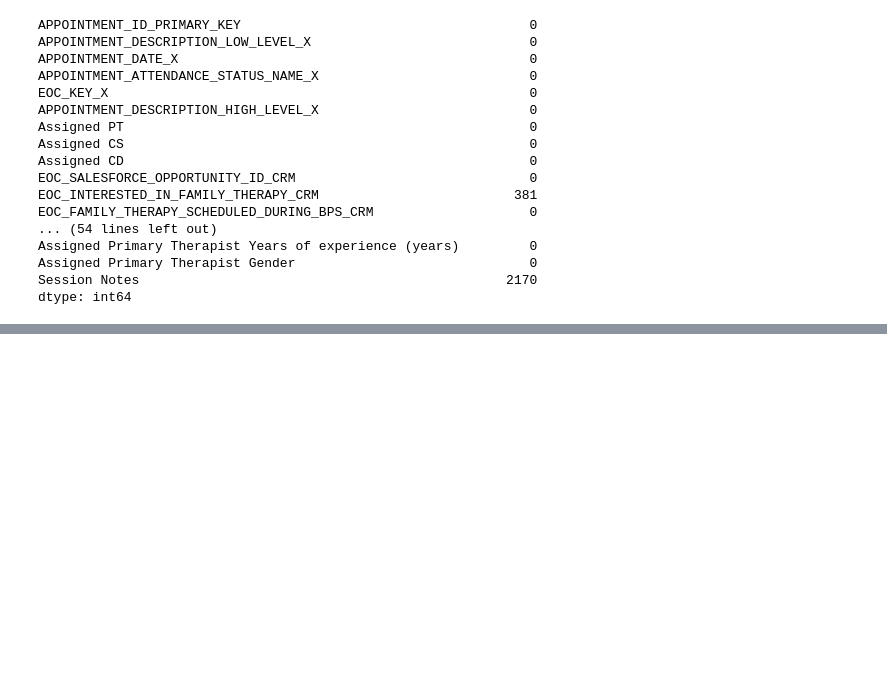
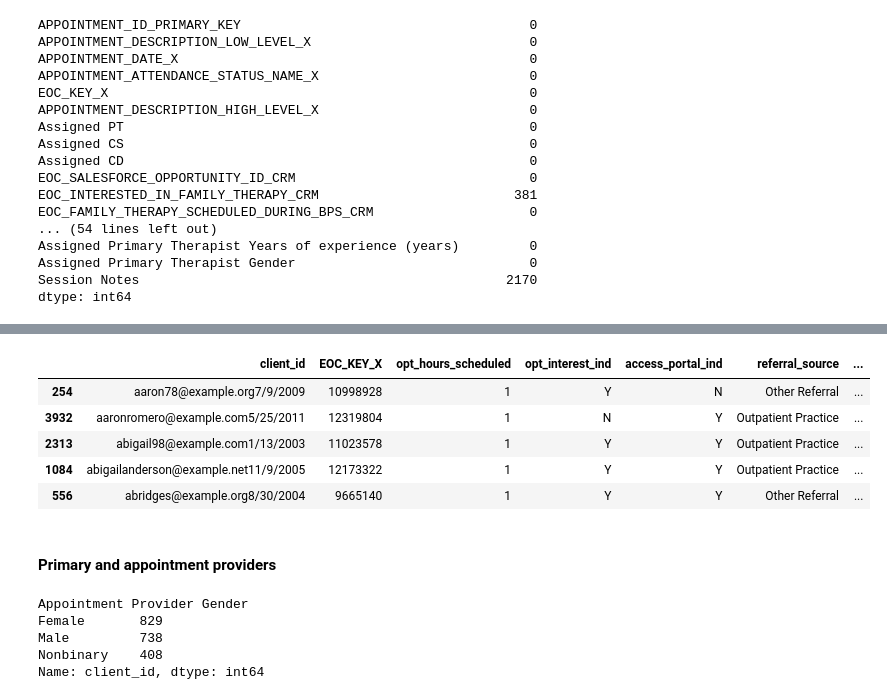
Before and after one commit to yxy1104/mh-discharge-survival-analysis, a Jupyter notebook: mh_discharge_sa_data_eda.ipynb, the cells around one changed output, grey strips where cells are left out. Saved outputs shown, nothing was run; the diff lists cells and outputs as text; code cells hidden in the pictures; blank space fills up the shorter version.

```diff
--- a/mh_los_eda.ipynb
+++ b/mh_discharge_sa_data_eda.ipynb
@@ -325,0 +365,29 @@ Before any further data EDA between the target variable and eligible features, I
+# %%
+# transform a few more columns
+df['opt_hours_scheduled'] = df['EOC_SCHEDULED_INDIVIDUAL_THERAPY_HOURS_PRODUCT'] + df['EOC_SCHEDULED_FAMILY_THERAPY_HOURS_PRODUCT']
+df['opt_interest_ind'] = np.where(df['EOC_INTERESTED_IN_FAMILY_THERAPY_CRM'] == True, 'Y', 'N')
+df['access_portal_ind'] = np.where(df['EOC_HAS_CARE_CENTER_ACCESS_PRODUCT'] == True, 'Y', 'N')
+df['referral_source'] = np.where(df['EOC_REFERRAL_SOURCE_TYPE_CRM'].isin(['Hospital', 'Outpatient Practice']), df['EOC_REFERRAL_SOURCE_TYPE_CRM'], 'Other Referral')
+df['client_ins_type'] = np.where(df['EOC_INSURANCE_PLAN_TYPE_CRM'].isin(['Medicaid', 'PPO']), df['EOC_INSURANCE_PLAN_TYPE_CRM'], 'Other')
+df = df.rename(columns = {'EOC_CARE_PROGRAM_ADOL_VS_YA_PRODUCT': 'ch_product_type'})
+# %%
+df_product = df[['client_id', 'EOC_KEY_X', 'opt_hours_scheduled', 'opt_interest_ind', 'access_portal_ind', 'referral_source', 'client_ins_type']].drop_duplicates(subset = ['client_id', 'EOC_KEY_X'], keep = 'last')
+# %%
+df_product.head()
+# %% [output]
+|  | client_id | EOC_KEY_X | opt_hours_scheduled | opt_interest_ind | access_portal_ind | referral_source | ... |
+| 254 | aaron78@example.org7/9/2009 | 10998928 | 1 | Y | N | Other Referral | ... |
+| 3932 | aaronromero@example.com5/25/2011 | 12319804 | 1 | N | Y | Outpatient Practice | ... |
+| 2313 | abigail98@example.com1/13/2003 | 11023578 | 1 | Y | Y | Outpatient Practice | ... |
+| 1084 | abigailanderson@example.net11/9/2005 | 12173322 | 1 | Y | Y | Outpatient Practice | ... |
+| 556 | abridges@example.org8/30/2004 | 9665140 | 1 | Y | Y | Other Referral | ... |
+# %% [markdown]
+#### Primary and appointment providers
+# %%
+df.groupby('Appointment Provider Gender').client_id.nunique().sort_values(ascending = False)
+# %% [output]
+Appointment Provider Gender
+Female       829
+Male         738
+Nonbinary    408
+Name: client_id, dtype: int64
```
Also changed, not shown: parts of 86 cells of this notebook, 1 other file.
